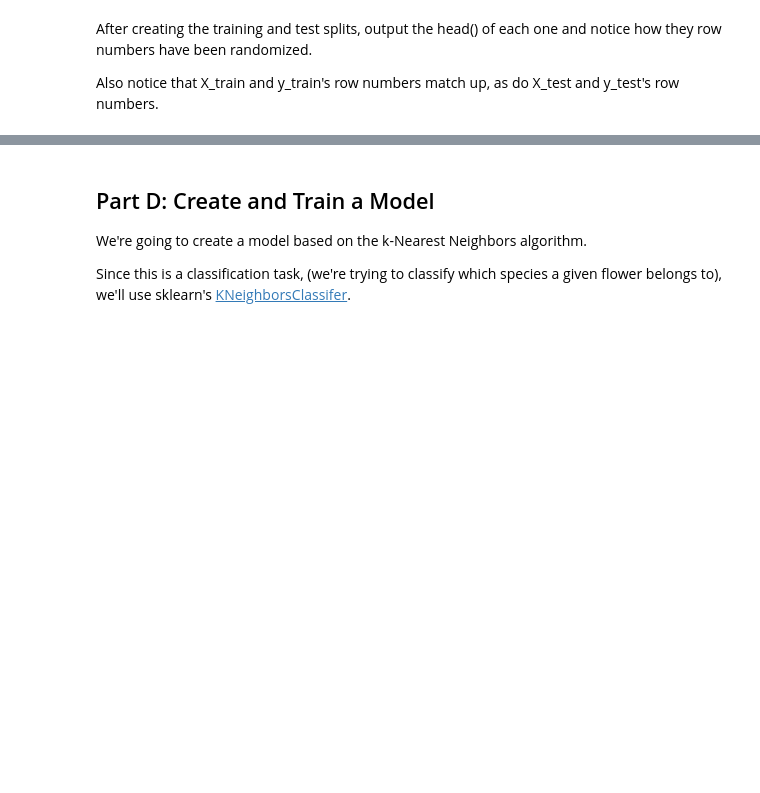
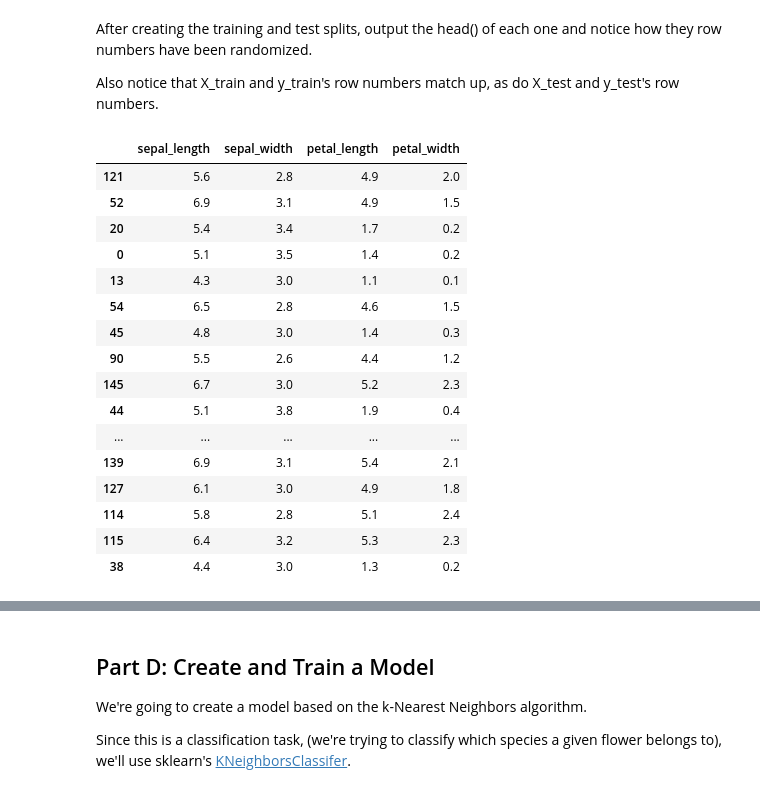
Before and after one commit to josegabrielguerrero26/CSE450-machinelearning, a Jupyter notebook: notebooks/Exploration_04.ipynb, the cells around one changed output, grey strips where cells are left out. Saved outputs shown, nothing was run; the diff lists cells and outputs as text; code cells hidden in the pictures; blank space fills up the shorter version.

```diff
--- a/notebooks/Exploration_04.ipynb
+++ b/notebooks/Exploration_04.ipynb
@@ -165,7 +165,31 @@ For this step, we'll use the [train_test_split()](https://scikit-learn.org/stabl
 # The training data should contain 80% of the samples and
 # the test data should contain 20% of the samples.
 from sklearn.model_selection import train_test_split
+
+
+X_train, X_test, y_train, y_test = train_test_split(
+          X, y, test_size=0.2)
 # %% [markdown]
 After creating the training and test splits, output the head() of each one and notice how they row numbers have been randomized.
 
 Also notice that X_train and y_train's row numbers match up, as do X_test and y_test's row numbers.
+# %%
+ X_test
+# %% [output]
+|  | sepal_length | sepal_width | petal_length | petal_width |
+| 121 | 5.6 | 2.8 | 4.9 | 2.0 |
+| 52 | 6.9 | 3.1 | 4.9 | 1.5 |
+| 20 | 5.4 | 3.4 | 1.7 | 0.2 |
+| 0 | 5.1 | 3.5 | 1.4 | 0.2 |
+| 13 | 4.3 | 3.0 | 1.1 | 0.1 |
+| 54 | 6.5 | 2.8 | 4.6 | 1.5 |
+| 45 | 4.8 | 3.0 | 1.4 | 0.3 |
+| 90 | 5.5 | 2.6 | 4.4 | 1.2 |
+| 145 | 6.7 | 3.0 | 5.2 | 2.3 |
+| 44 | 5.1 | 3.8 | 1.9 | 0.4 |
+| ... | ... | ... | ... | ... |
+| 139 | 6.9 | 3.1 | 5.4 | 2.1 |
+| 127 | 6.1 | 3.0 | 4.9 | 1.8 |
+| 114 | 5.8 | 2.8 | 5.1 | 2.4 |
+| 115 | 6.4 | 3.2 | 5.3 | 2.3 |
+| 38 | 4.4 | 3.0 | 1.3 | 0.2 |
```
Also changed, not shown: parts of 3 cells of this notebook.
